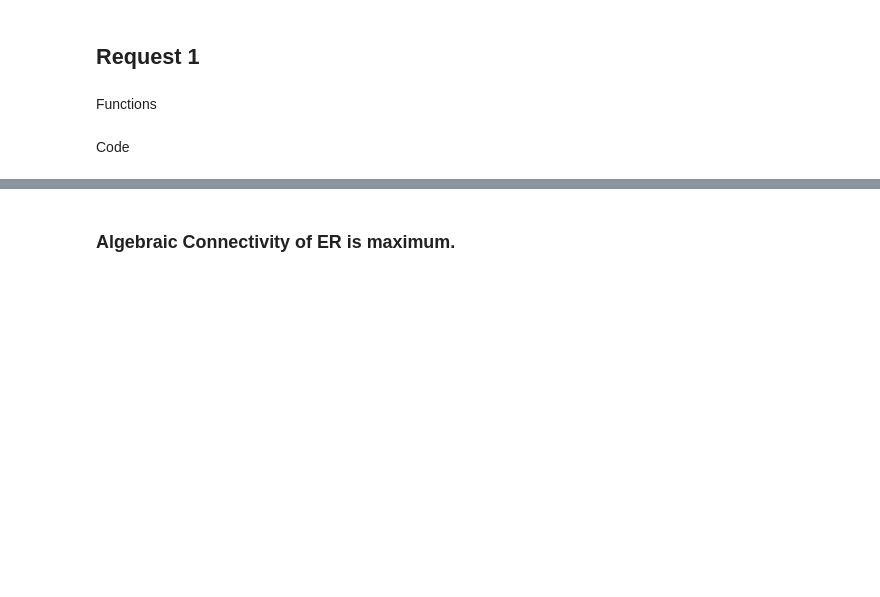
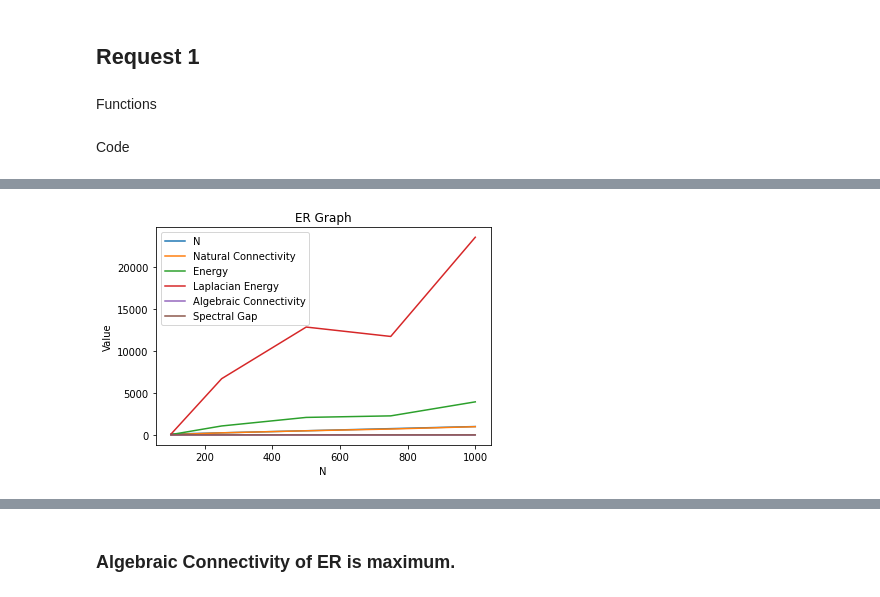
Before and after one commit to ngnma/Simulation-Project, a Jupyter notebook: sim_project.ipynb, the cells around one changed output, grey strips where cells are left out. Saved outputs shown, nothing was run; the diff lists cells and outputs as text; code cells hidden in the pictures; blank space fills up the shorter version.

```diff
--- a/sim_project.ipynb
+++ b/sim_project.ipynb
@@ -44,5 +44,12 @@ def calculate_energy(graph):
     energy = sum([abs(e) for e in eigenvalues])
     laplacian_energy = sum([e**2 for e in eigenvalues])
     return energy, laplacian_energy
+
+def calculate_metrics(graph,n):
+    natural_connectivity = calculate_natural_connectivity(graph)
+    energy, laplacian_energy = calculate_energy(graph)
+    algebraic_connectivity = calculate_algebraic_connectivity(graph)
+    spectral_gap = calculate_spectral_gap(graph)
+    return n,natural_connectivity, energy, laplacian_energy, algebraic_connectivity,spectral_gap
 # %% [markdown]
 Code
@@ -256,0 +86,11 @@ plt.show()
+# %%
+for col in metrics_er.columns:
+    plt.plot(metrics_er['N'], metrics_er[col], label=col)
+
+plt.xlabel('N')
+plt.ylabel('Value')
+plt.title('ER Graph')
+plt.legend()
+plt.show()
+# %% [output]
+[figure, added]
```
Also changed, not shown: parts of 13 cells of this notebook, 7 other files.
